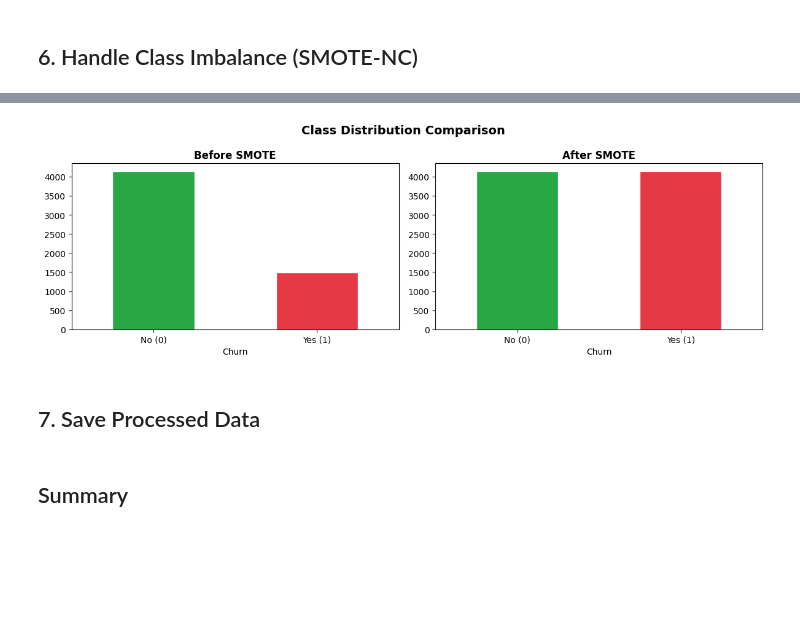
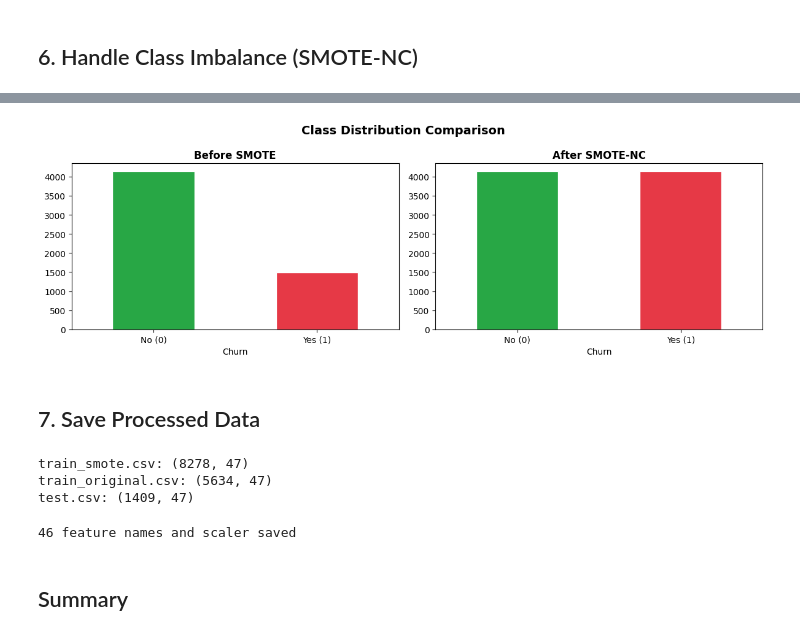
Before and after one commit to zvonimirkonjevic/teleco-customer-churn-aws, a Jupyter notebook: notebooks/02_data_preprocessing.ipynb, the cells around one changed output, grey strips where cells are left out. Drawn from its saved outputs; the diff is of its cells as text; code cells hidden in the pictures; blank space fills up the shorter version.

```diff
--- a/notebooks/02_data_preprocessing.ipynb
+++ b/notebooks/02_data_preprocessing.ipynb
@@ -94,9 +60,0 @@ Rows with missing TotalCharges:
-# %%
-# Fill missing TotalCharges with 0 (new customers) or MonthlyCharges
-# For new customers (tenure=0), TotalCharges should logically be 0 or their first month's charge
-df['TotalCharges'] = df.apply(
-    lambda x: x['MonthlyCharges'] if pd.isnull(x['TotalCharges']) else x['TotalCharges'],
-    axis=1
-)
-
-print(f'Missing values after imputation: {df.isnull().sum().sum()}')
@@ -104,0 +66,4 @@ Missing values after imputation: 0
+# %%
+mask = df['TotalCharges'].isnull()
+df.loc[mask, 'TotalCharges'] = df.loc[mask, 'MonthlyCharges']
+print(f'Missing after imputation: {df["TotalCharges"].isnull().sum()}')
@@ -105,27 +72,17 @@ Missing values after imputation: 0
 # %% [markdown]
 ## 3. Feature Engineering
 # %%
-# Drop customerID - not useful for prediction
-# Also drop SeniorCitizen_label (redundant with numeric SeniorCitizen)
 df = df.drop(['customerID', 'SeniorCitizen_label'], axis=1, errors='ignore')
 
-# Create derived features
-# Average monthly spend
-df['AvgMonthlySpend'] = df['TotalCharges'] / (df['tenure'] + 1)  # +1 to avoid division by zero
+df['AvgMonthlySpend'] = df['TotalCharges'] / (df['tenure'] + 1)
 
-# FIX: TenureGroup bins — use -1 as lower bound to include tenure=0
-# Original bins=[0, 12, 24, 48, 72] excluded tenure=0 (pd.cut uses exclusive lower bound)
 df['TenureGroup'] = pd.cut(df['tenure'],
-                           bins=[-1, 12, 24, 48, 72],
+                           bins=[-1, 12, 24, 48, 72],  # -1 to include tenure=0
                            labels=['0-1yr', '1-2yr', '2-4yr', '4-6yr'])
 
-# Count of additional services
 service_cols = ['OnlineSecurity', 'OnlineBackup', 'DeviceProtection',
                 'TechSupport', 'StreamingTV', 'StreamingMovies']
-df['TotalServices'] = df[service_cols].apply(
-    lambda x: (x == 'Yes').sum(), axis=1
-)
+df['TotalServices'] = df[service_cols].apply(lambda x: (x == 'Yes').sum(), axis=1)
 
-print('New features created:')
-print(f'TenureGroup NaN count: {df["TenureGroup"].isna().sum()} (should be 0)')
-print(df[['tenure', 'TenureGroup', 'MonthlyCharges', 'TotalCharges', 'AvgMonthlySpend', 'TotalServices']].head())
+print(f'TenureGroup NaN count: {df["TenureGroup"].isna().sum()}')
+df[['tenure', 'TenureGroup', 'MonthlyCharges', 'TotalCharges', 'AvgMonthlySpend', 'TotalServices']].head()
@@ -378,65 +293,57 @@ print(pd.Series(y_train_resampled).value_counts())
 # %%
-# Visualize before/after SMOTE
 fig, axes = plt.subplots(1, 2, figsize=(12, 4))
 
-# Before
 y_train.value_counts().plot(kind='bar', ax=axes[0], color=['#28A745', '#E63946'], edgecolor='white')
 axes[0].set_title('Before SMOTE', fontweight='bold')
 axes[0].set_xticklabels(['No (0)', 'Yes (1)'], rotation=0)
 
-# After
 pd.Series(y_train_resampled).value_counts().plot(kind='bar', ax=axes[1], color=['#28A745', '#E63946'], edgecolor='white')
-axes[1].set_title('After SMOTE', fontweight='bold')
+axes[1].set_title('After SMOTE-NC', fontweight='bold')
 axes[1].set_xticklabels(['No (0)', 'Yes (1)'], rotation=0)
 
 plt.suptitle('Class Distribution Comparison', fontsize=14, fontweight='bold')
 plt.tight_layout()
 plt.show()
 # %% [output]
-[figure, old version]
+[figure, new version]
 # %% [markdown]
 ## 7. Save Processed Data
 # %%
-# Save processed datasets
 import os
-
-# Create processed data directory
 os.makedirs('../data/processed', exist_ok=True)
 
-# Save training data (with SMOTE-NC, one-hot expanded)
 train_df = X_train_oh.copy()
 train_df['Churn'] = y_train_resampled.values if hasattr(y_train_resampled, 'values') else y_train_resampled
 train_df.to_csv('../data/processed/train_smote.csv', index=False)
 
-# Save original training data (without SMOTE, one-hot expanded)
 train_orig_df = X_train_orig_oh.copy()
 train_orig_df['Churn'] = y_train.values
 train_orig_df.to_csv('../data/processed/train_original.csv', index=False)
 
-# Save test data (one-hot expanded)
 test_df = X_test_oh.copy()
 test_df['Churn'] = y_test.values
 test_df.to_csv('../data/processed/test.csv', index=False)
 
-print('Saved files:')
-print(f'  - train_smote.csv: {train_df.shape}')
-print(f'  - train_original.csv: {train_orig_df.shape}')
-print(f'  - test.csv: {test_df.shape}')
+print(f'train_smote.csv: {train_df.shape}')
+print(f'train_original.csv: {train_orig_df.shape}')
+print(f'test.csv: {test_df.shape}')
+# %% [output]
+train_smote.csv: (8278, 47)
+train_original.csv: (5634, 47)
+test.csv: (1409, 47)
 # %%
-# Save feature names and scaler for later use
 import pickle
 
-# Save feature names (from one-hot expanded columns)
 feature_names = X_train_oh.columns.tolist()
 with open('../data/processed/feature_names.pkl', 'wb') as f:
     pickle.dump(feature_names, f)
 
-# Save scaler
 with open('../data/processed/scaler.pkl', 'wb') as f:
     pickle.dump(scaler, f)
 
-print(f'Feature names saved ({len(feature_names)} features)')
-print('Scaler saved')
+print(f'{len(feature_names)} feature names and scaler saved')
+# %% [output]
+46 feature names and scaler saved
 # %% [markdown]
 ## Summary
 # %%
```
Also changed, not shown: parts of 28 cells of this notebook.
